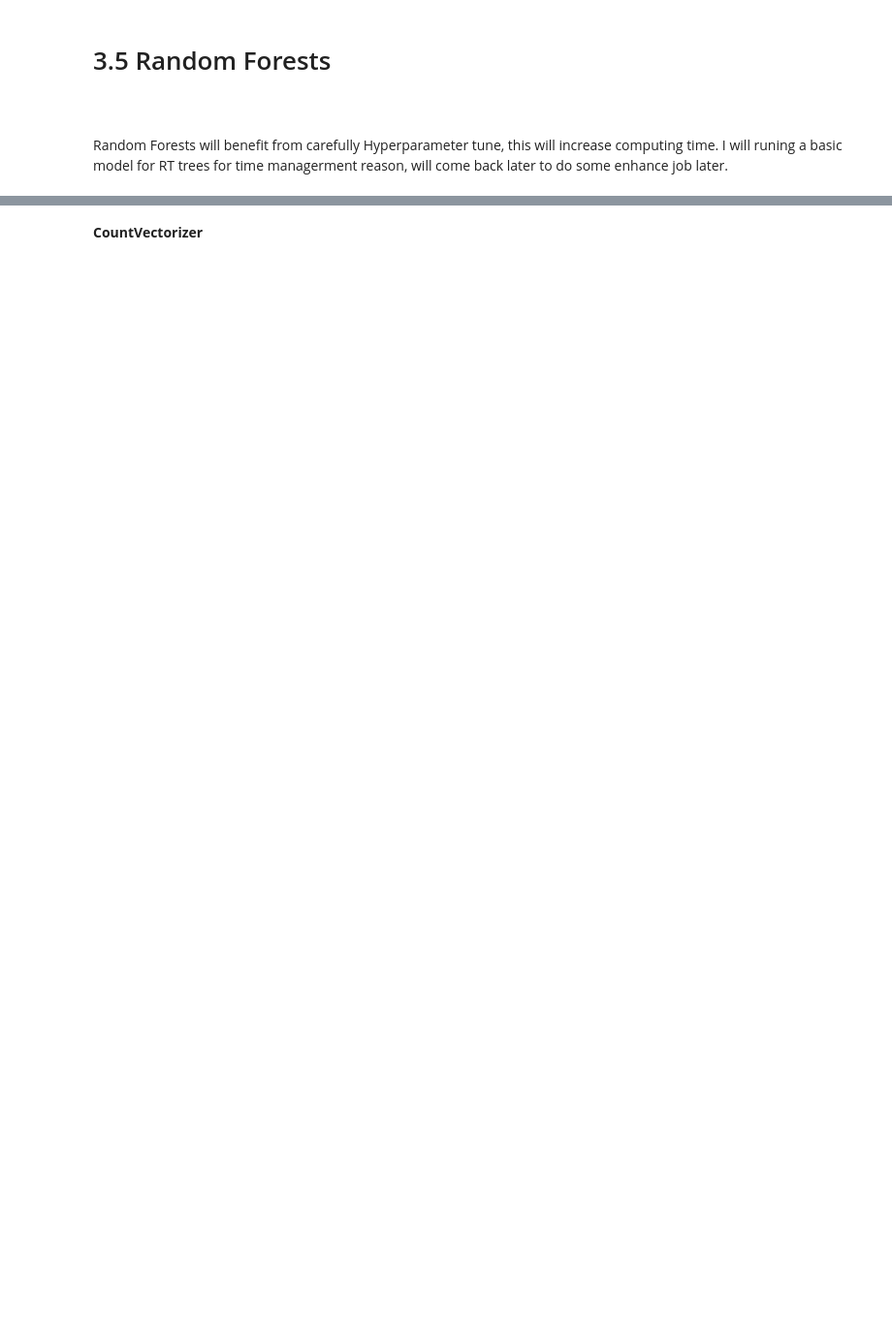
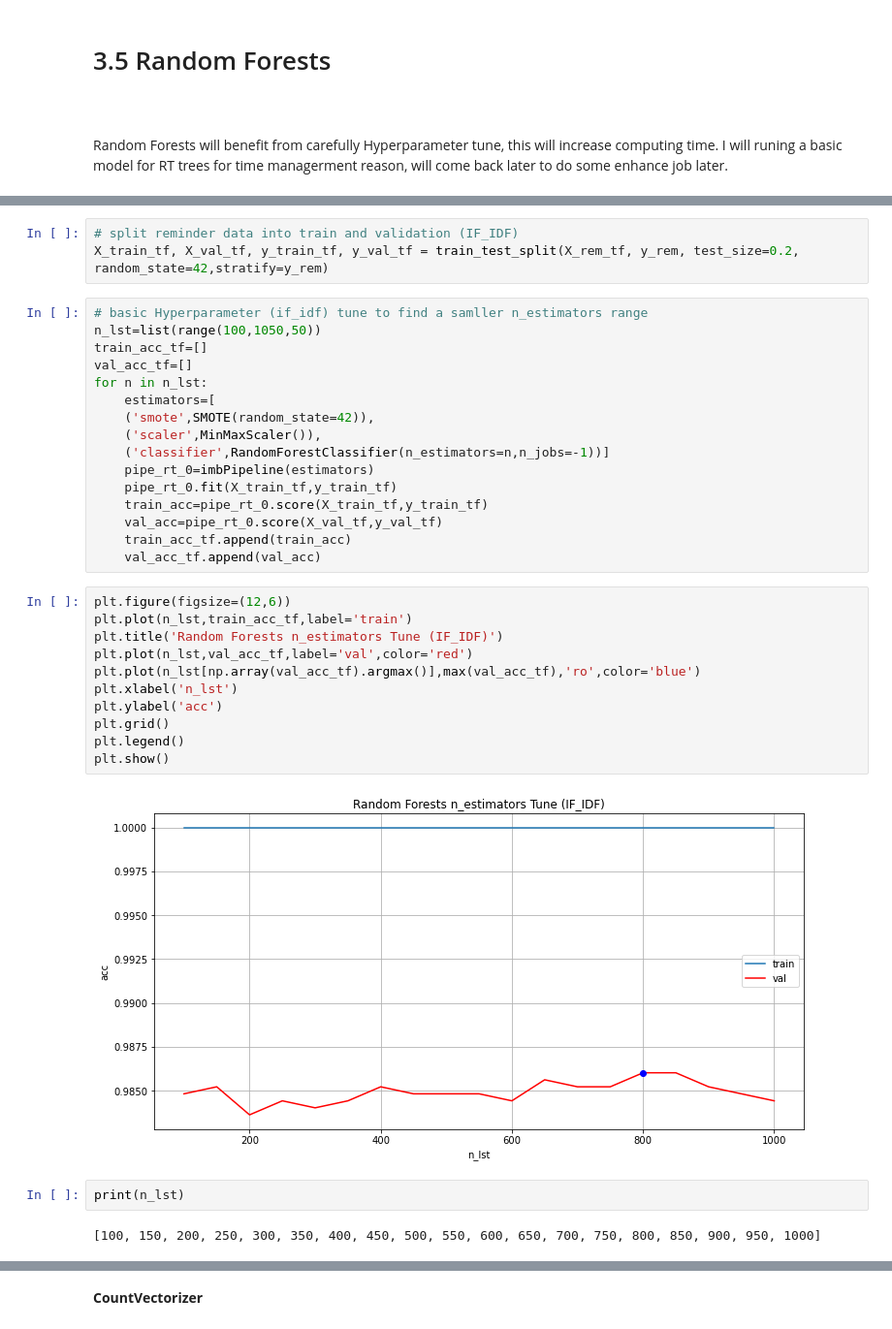
Before and after one commit to polly1110/Fake-Job-Detection, a Jupyter notebook: Modeling-v4.ipynb, the cells around one changed output, grey strips where cells are left out. Shown: that part at 97% size. Drawn from its saved outputs; the diff is of its cells as text; blank space fills up the shorter version.

```diff
--- a/Modeling-v4.ipynb
+++ b/Modeling-v4.ipynb
@@ -1087,0 +1059,36 @@ rt_hv=HalvingGridSearchCV(pipe_rt,grid_rt,n_jobs=-1, min_resources="exhaust", fa
+# %%
+# split reminder data into train and validation (IF_IDF)
+X_train_tf, X_val_tf, y_train_tf, y_val_tf = train_test_split(X_rem_tf, y_rem, test_size=0.2, random_state=42,stratify=y_rem)
+# %%
+# basic Hyperparameter (if_idf) tune to find a samller n_estimators range
+n_lst=list(range(100,1050,50))
+train_acc_tf=[]
+val_acc_tf=[]
+for n in n_lst:
+    estimators=[
+    ('smote',SMOTE(random_state=42)),
+    ('scaler',MinMaxScaler()),
+    ('classifier',RandomForestClassifier(n_estimators=n,n_jobs=-1))]
+    pipe_rt_0=imbPipeline(estimators)
+    pipe_rt_0.fit(X_train_tf,y_train_tf)
+    train_acc=pipe_rt_0.score(X_train_tf,y_train_tf)
+    val_acc=pipe_rt_0.score(X_val_tf,y_val_tf)
+    train_acc_tf.append(train_acc)
+    val_acc_tf.append(val_acc)
+# %%
+plt.figure(figsize=(12,6))
+plt.plot(n_lst,train_acc_tf,label='train')
+plt.title('Random Forests n_estimators Tune (IF_IDF)')
+plt.plot(n_lst,val_acc_tf,label='val',color='red')
+plt.plot(n_lst[np.array(val_acc_tf).argmax()],max(val_acc_tf),'ro',color='blue')
+plt.xlabel('n_lst')
+plt.ylabel('acc')
+plt.grid()
+plt.legend()
+plt.show()
+# %% [output]
+[figure, added]
+# %%
+print(n_lst)
+# %% [output]
+[100, 150, 200, 250, 300, 350, 400, 450, 500, 550, 600, 650, 700, 750, 800, 850, 900, 950, 1000]
```
Also changed, not shown: parts of 100 cells of this notebook.
